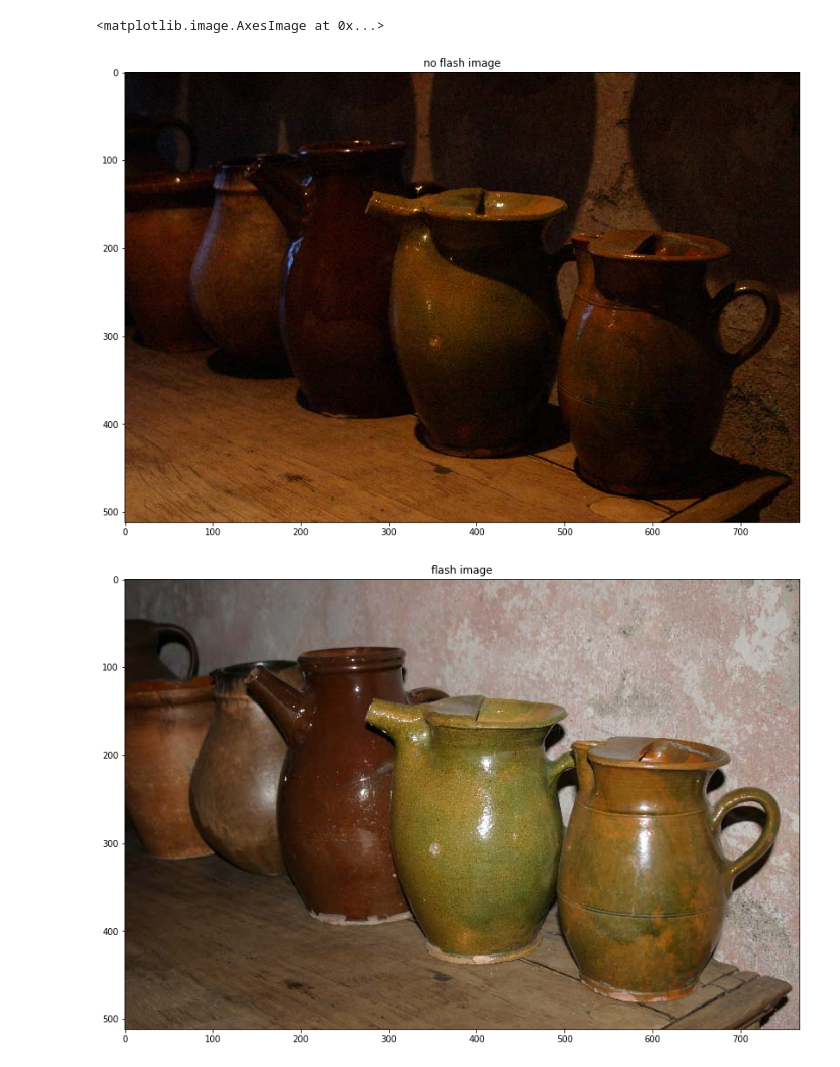
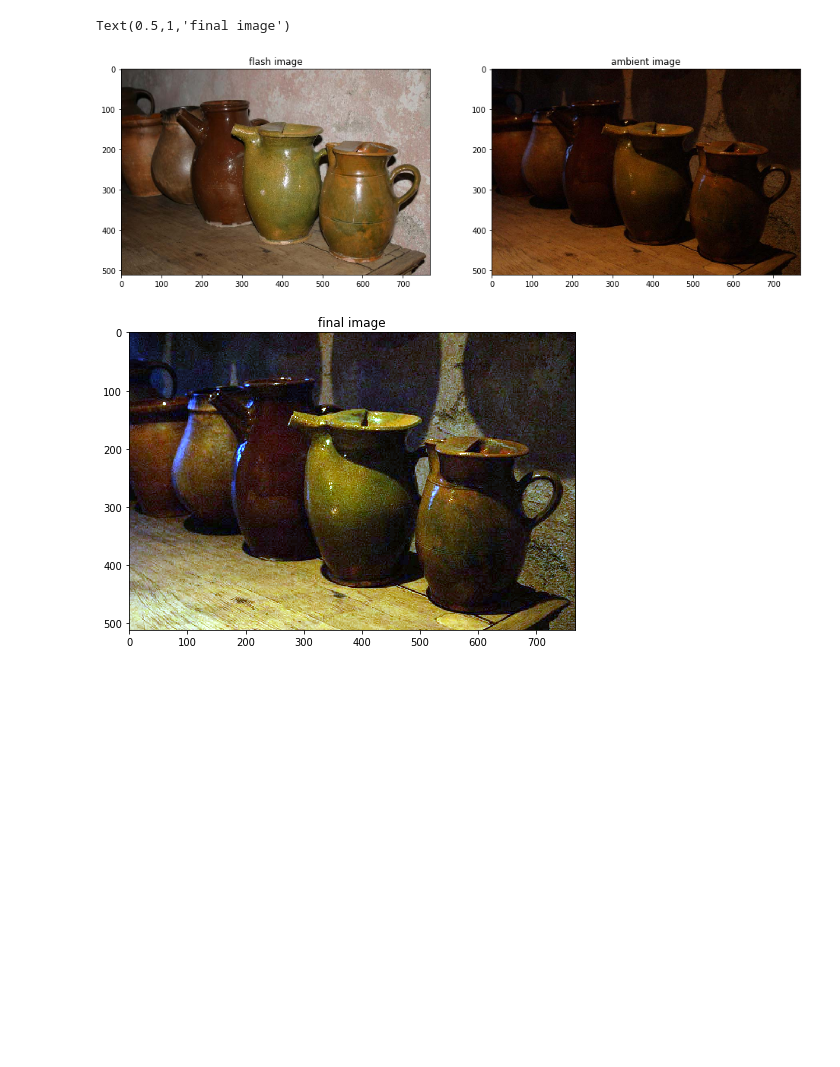
Before and after one commit to pranaygupta36/DIP_PROJECT_REPO, a Jupyter notebook: white_balancing.ipynb, the cells around one changed output. Cells and saved outputs as stored; diff of their text form; code cells hidden in the pictures; blank space fills up the shorter version.

```diff
--- a/white_balancing.ipynb
+++ b/white_balancing.ipynb
@@ -4,24 +4,25 @@ import matplotlib.pyplot as plt
 # %%
 imf = cv2.imread('./dataset/potsWB_00_flash.jpg')
 ima = cv2.imread('./dataset/potsWB_01_noflash.jpg')
 
 imf = cv2.cvtColor(imf, cv2.COLOR_BGR2RGB)
 ima = cv2.cvtColor(ima, cv2.COLOR_BGR2RGB)
 
 out = whiteBal(ima, imf, 2)
 
-fig = plt.figure(figsize=[14, 14])
-plt.title('no flash image')
+fig = plt.figure(figsize = [16, 16])
+fig.add_subplot(1, 2, 1)
+plt.imshow(imf, cmap='gray')
+plt.title('flash image')
+fig.add_subplot(1, 2, 2)
+plt.title('ambient image')
 plt.imshow(ima)
 
-fig = plt.figure(figsize=[14, 14])
-plt.title('flash image')
-plt.imshow(imf)
-
-fig = plt.figure(figsize=[14, 14])
-plt.title('white balanced image')
-plt.imshow(out)
+fig = plt.figure(figsize = [8, 8])
+fig.add_subplot(1, 1, 1)
+plt.imshow(out, cmap='gray')
+plt.title('final image')
 # %% [output]
-<matplotlib.image.AxesImage at 0x...>
+Text(0.5,1,'final image')
-[figure, old version]
+[figure, new version]
-[figure, old version]
+[figure, new version]
```
Also changed, not shown: parts of 1 cell of this notebook, 2 other files.
